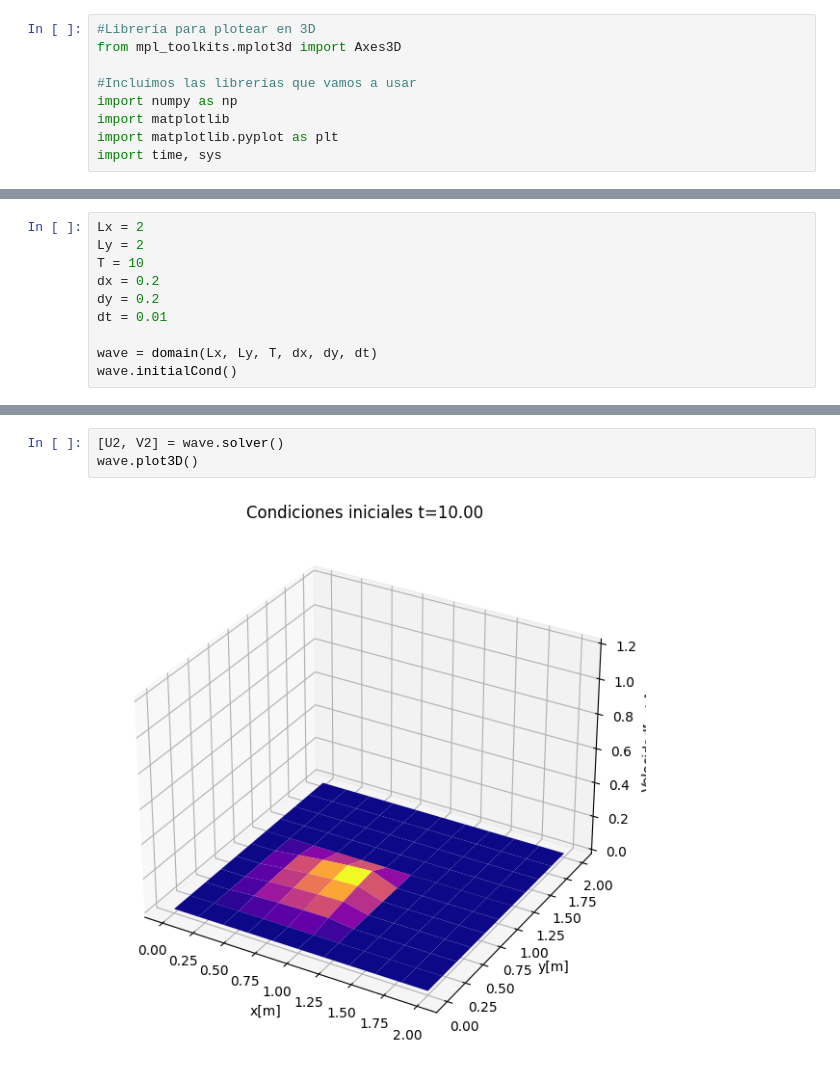
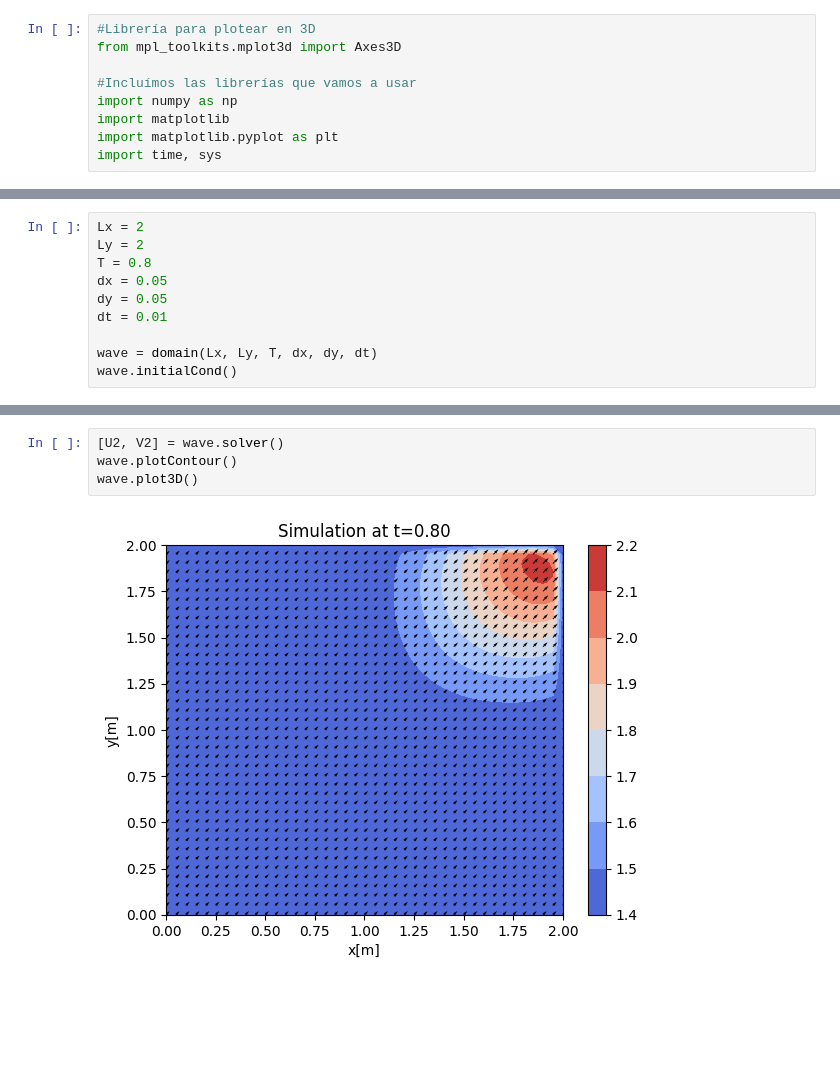
Before and after one commit to juhincapiem/CFD_codigos, a Jupyter notebook: FDM/2D_nonLinear_convection.ipynb, the cells around one changed output, grey strips where cells are left out. Cells and saved outputs as stored; diff of their text form; blank space fills up the shorter version.

```diff
--- a/FDM/2D_nonLinear_convection.ipynb
+++ b/FDM/2D_nonLinear_convection.ipynb
@@ -104,9 +106,9 @@ class domain:
 # %%
 Lx = 2
 Ly = 2
-T = 10
-dx = 0.2
-dy = 0.2
+T = 0.8
+dx = 0.05
+dy = 0.05
 dt = 0.01
 
 wave = domain(Lx, Ly, T, dx, dy, dt)
@@ -116,5 +118,6 @@ wave.initialCond()
 # %%
 [U2, V2] = wave.solver()
+wave.plotContour()
 wave.plot3D()
 # %% [output]
-[figure, old version]
+[figure, new version]
```
Also changed, not shown: parts of 4 cells of this notebook.
